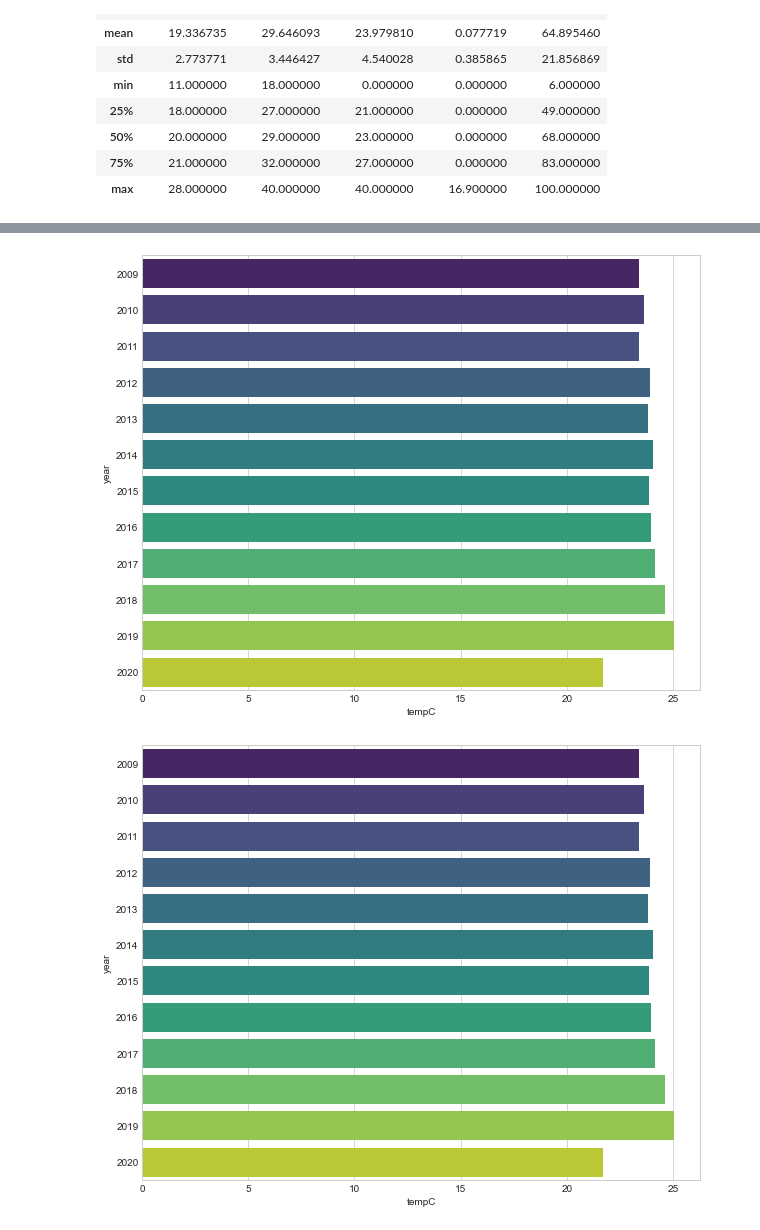
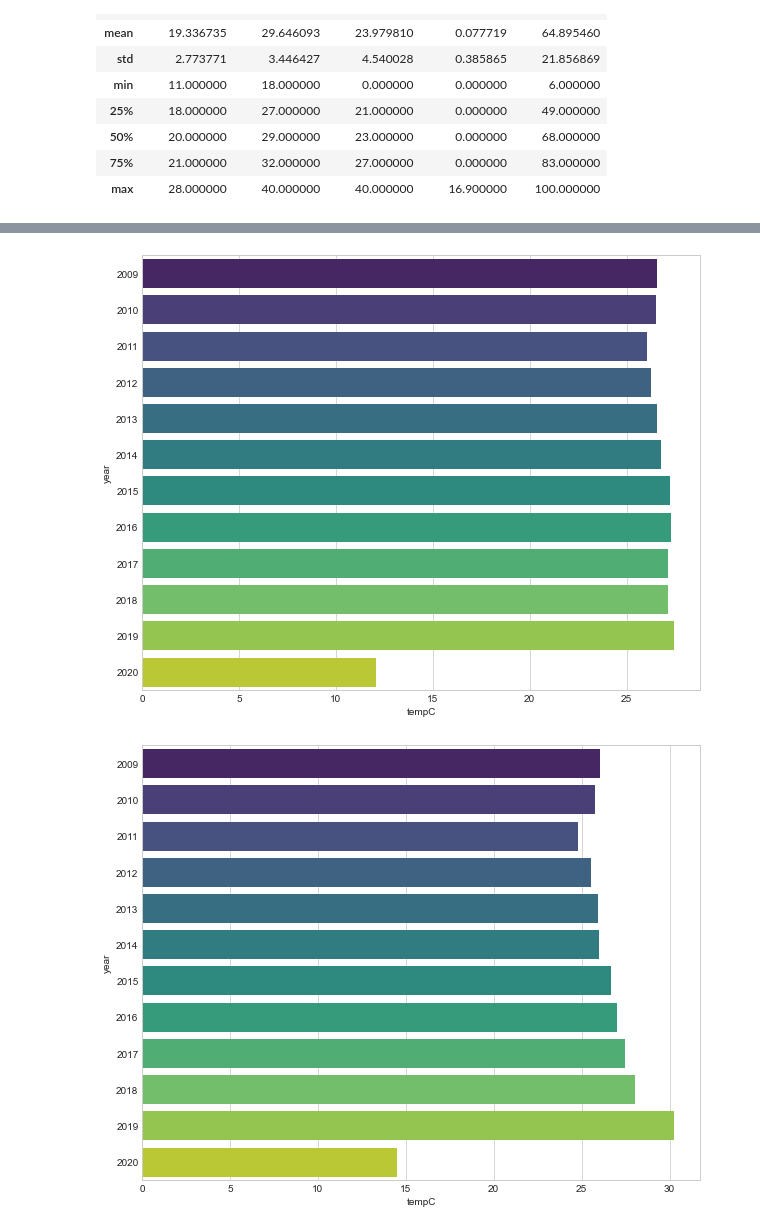
Before and after one commit to harisaisundhar/climate-malaria-canal, a Jupyter notebook: Climate/Climate_pred.ipynb, the cells around one changed output, grey strips where cells are left out. Cells and saved outputs as stored; diff of their text form; code cells hidden in the pictures.

```diff
--- a/Climate/Climate_pred.ipynb
+++ b/Climate/Climate_pred.ipynb
@@ -60,7 +60,7 @@ humidf = pd.DataFrame()
 percdf = pd.DataFrame()
 # %%
 def ClimatePred(filename):
-    df=pd.read_csv(str('bengaluru')+str(".csv"),parse_dates=['date_time'])
+    df=pd.read_csv(str(filename)+str(".csv"),parse_dates=['date_time'])
     df['year'] = pd.DatetimeIndex(df['date_time']).year
     df['month'] = pd.DatetimeIndex(df['date_time']).month
 
@@ -81,7 +81,7 @@ def ClimatePred(filename):
     x=pd.DataFrame(df.groupby(['year'])[['precipMM']].mean().sort_values(by='year',ascending=False))
     percdf[str(filename)] = x['precipMM']
 # %%
-lis = ['bengaluru','bombay','delhi','hyderabad','jaipur','kanpur','nagpur','pune']
+lis = ['UTTAR_PD','KARNATAKA','MAHARASHTRA','ANDHRA_PD','RAJASTHAN','DELHI','TAMIL_NADU']
 for i in lis:
     ClimatePred(i)
 # %% [output]
@@ -109,2 +109,2 @@ year
-[figure, old version]
+[figure, new version]
-[figure, old version]
+[figure, new version]
```
Also changed, not shown: parts of 6 cells of this notebook, 30 other files.
